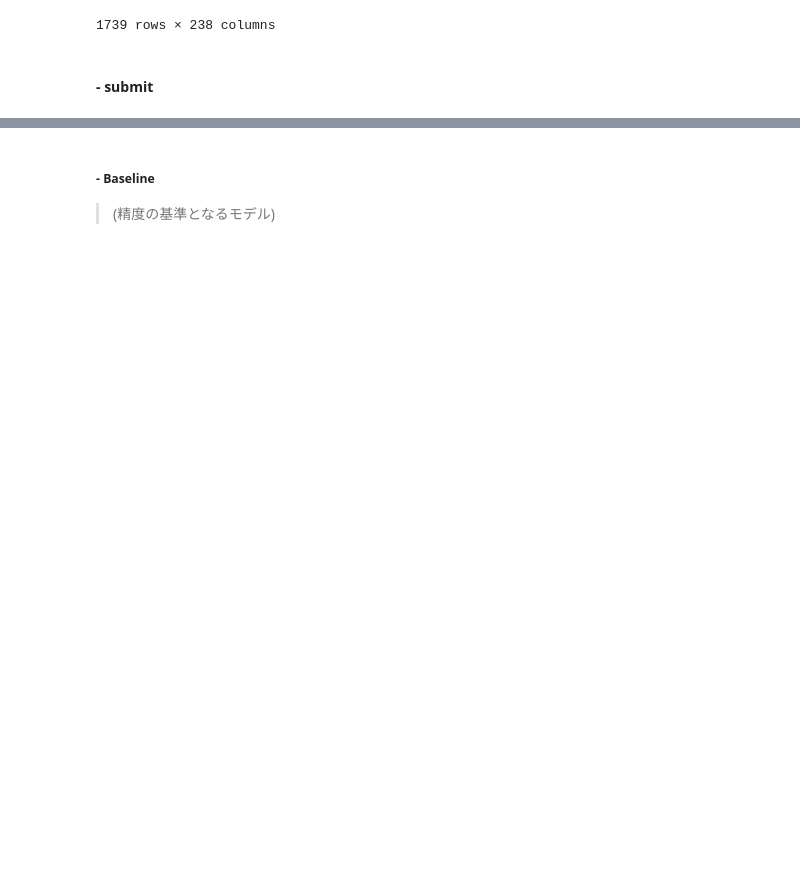
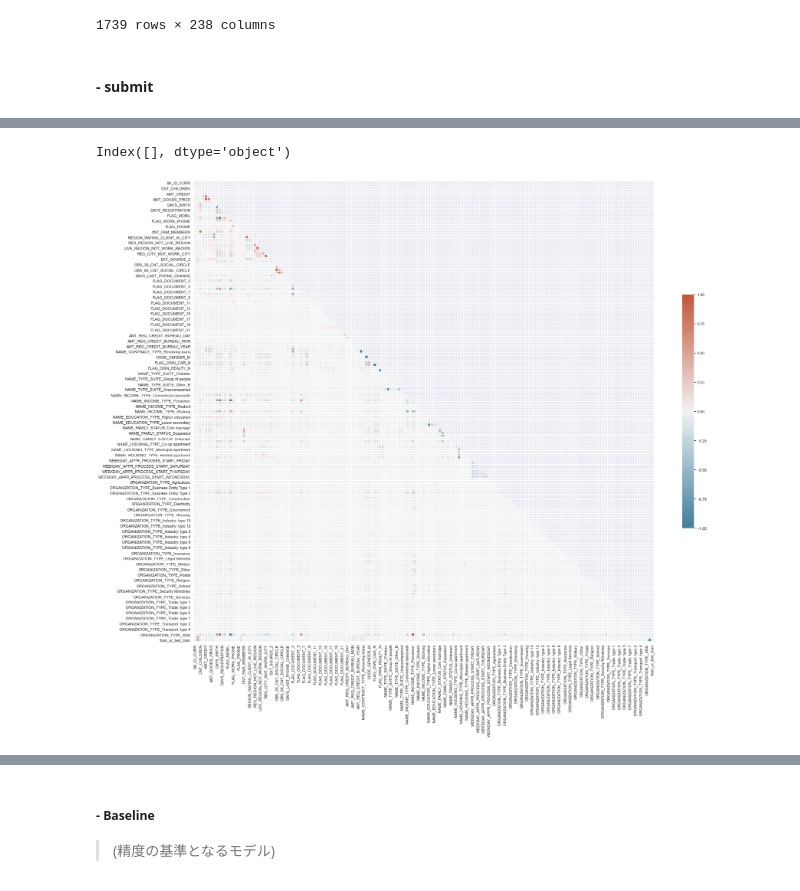
Before and after one commit to GitHiru/ml_dic, a Jupyter notebook: pre_learning/week4/week4_4_homecredit.ipynb, the cells around one changed output, grey strips where cells are left out. Saved outputs shown, nothing was run; the diff lists cells and outputs as text; code cells hidden in the pictures; blank space fills up the shorter version.

```diff
--- a/pre_learning/week4/week4_4_homecredit.ipynb
+++ b/pre_learning/week4/week4_4_homecredit.ipynb
@@ -353,4 +388,4 @@ plt.show()
 # %%
-drop_list = nan[nan["usabilty"]=="Discard"]["name"].values.tolist()
-alldata = alldata.drop(drop_list, axis=1)
-# alldata
+# nan Discardのカラム名をdfから除去
+drop_list = nan[nan["usabilty"] == "Discard"]["name"].values.tolist()
+df = df.drop(drop_list, axis=1)
@@ -358,0 +419,6 @@ msn.matrix(alldata)
+# %%
+# objリストのカラムを数値化
+
+# リスト作成
+obj_list = df.columns[df.dtypes == "object"].tolist()
+print(obj_list, len(obj_list), type(obj_list))
@@ -358,0 +427,5 @@ msn.matrix(alldata)
+# %%
+# 変換したdf作成
+obj_df = pd.get_dummies(df[obj_list])
+display(obj_df.head(3))
+print(len(obj_df.columns))
@@ -359,9 +439,19 @@ msn.matrix(alldata)
+# %%
+# obj_listのカラム名の列を削除
+df = df.drop(obj_list, axis=1)
+# obj_dfとデータを結合
+df = pd.concat([df, obj_df], axis=1)
+# %%
+df.columns[df.dtypes=="object"]
+# %% [output]
+Index([], dtype='object')
 # %%
 # Correlation Matrix
-
 f, ax = plt.subplots(figsize=(30, 25))
-mat = alldata.corr("pearson")
+mat = df.corr("pearson")
 mask = np.triu(np.ones_like(mat, dtype=bool))
 cmap = sns.diverging_palette(230, 20, as_cmap=True)
-sns.heatmap(mat, mask=mask, cmap=cmap, vmax=1, center=0, annot=True, square=True, linewidths=.5, cbar_kws={"shrink": .5})
+sns.heatmap(mat, mask=mask, cmap=cmap, vmax=1, center=0, square=True, linewidths=.5, cbar_kws={"shrink": .5})
 plt.show()
+# %% [output]
+[figure, added]
```
Also changed, not shown: parts of 39 cells of this notebook.
